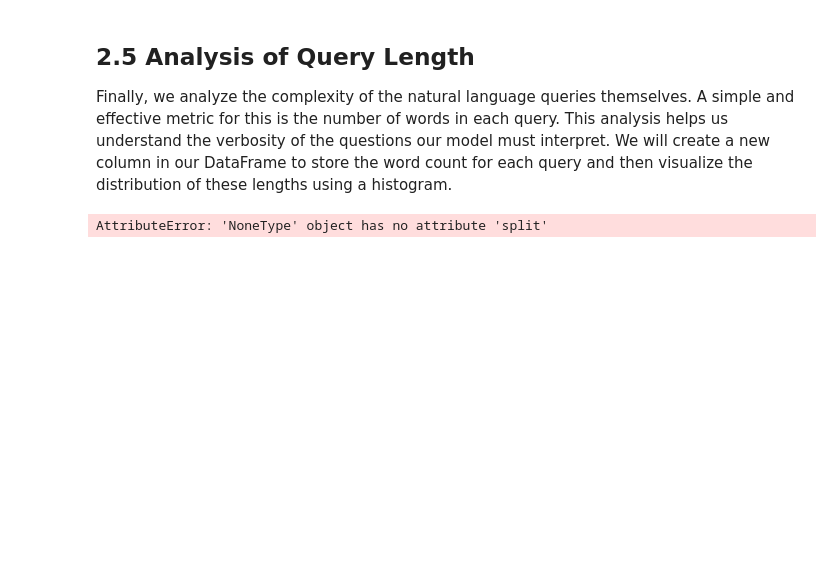
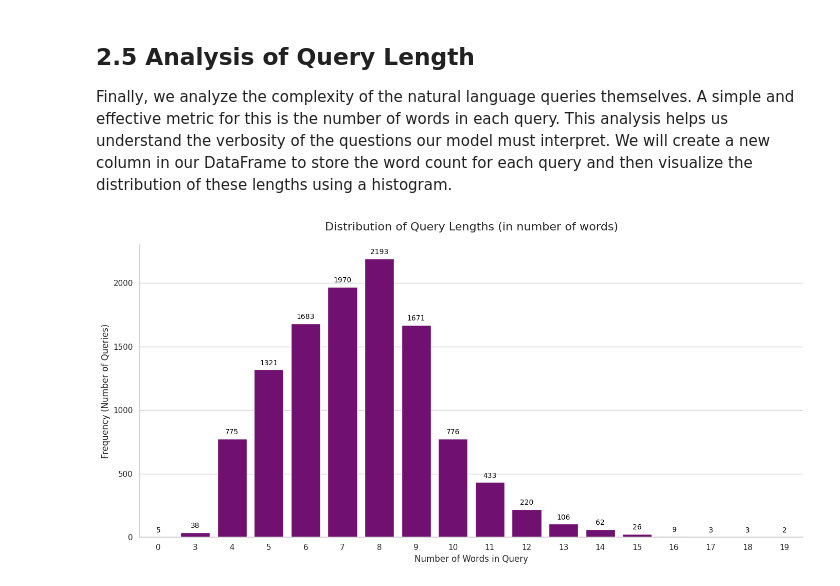
Before and after one commit to PietroGiancristofaro2001/Ego4D-NLQ-Project, a Jupyter notebook: notebooks/01_Exploratory_Data_Analysis.ipynb, the cells around one changed output. Saved outputs shown, nothing was run; the diff lists cells and outputs as text; code cells hidden in the pictures; blank space fills up the shorter version.

```diff
--- a/notebooks/01_Exploratory_Data_Analysis.ipynb
+++ b/notebooks/01_Exploratory_Data_Analysis.ipynb
@@ -274,7 +274,6 @@ plt.show()
 
 We now load the `ego4d.json` metadata file to get the official "scenario" for each video. We then analyze how query templates are distributed as a percentage within the top 5 most common scenarios.
 # %%
-
 print("--- Generating a Grid of Ordered Bar Charts for Top 5 Scenarios ---")
 
 # --- 1. Data Preparation (Loading and Mapping) ---
@@ -350,7 +349,9 @@ try:
             x=scenario_data.values,
             y=scenario_data.index,
             ax=ax,
-            palette='viridis'
+            palette='viridis',
+            hue=scenario_data.index,
+            legend=False
         )
 
         # Add the percentage labels next to each bar
@@ -414,39 +396,39 @@ Passing `palette` without assigning `hue` is deprecated and will be removed in v
 Finally, we analyze the complexity of the natural language queries themselves. A simple and effective metric for this is the number of words in each query. This analysis helps us understand the verbosity of the questions our model must interpret. We will create a new column in our DataFrame to store the word count for each query and then visualize the distribution of these lengths using a histogram.
 # %%
 # Compute query lengths
-if 'query_length' not in df.columns:
-  df['query_length'] = df['query'].apply(lambda x: len(x.split()))
+df['query'].fillna('', inplace=True)
+df['query_length'] = df['query'].apply(lambda x: len(x.split()))
 
 # 1. Compute frequency of each query length
 length_counts = df['query_length'].value_counts().sort_index()
 
 # 2. Create bar chart
 plt.figure(figsize=(14, 7))
 ax = sns.barplot(
     x=length_counts.index,
     y=length_counts.values,
     color='purple'
 )
 
 # 3. Add numbers on the bars (as in the previous bar chart)
 for p in ax.patches:
     if p.get_height() > 0:
         ax.annotate(f'{int(p.get_height())}',
                     (p.get_x() + p.get_width() / 2., p.get_height()),
                     ha='center',
                     va='center',
                     xytext=(0, 9), #vertical offset
                     textcoords='offset points',
                     fontsize=10,
                     color='black')
 
 # 4. Add title and label titles to the chart
 ax.set_title('Distribution of Query Lengths (in number of words)', fontsize=16, pad=20)
 ax.set_xlabel('Number of Words in Query', fontsize=12)
 ax.set_ylabel('Frequency (Number of Queries)', fontsize=12)
 
 sns.despine()
 plt.tight_layout()
 plt.show()
 # %% [output]
-AttributeError: 'NoneType' object has no attribute 'split'
+[figure, added]
```
Also changed, not shown: parts of 8 cells of this notebook, 5 other files.
